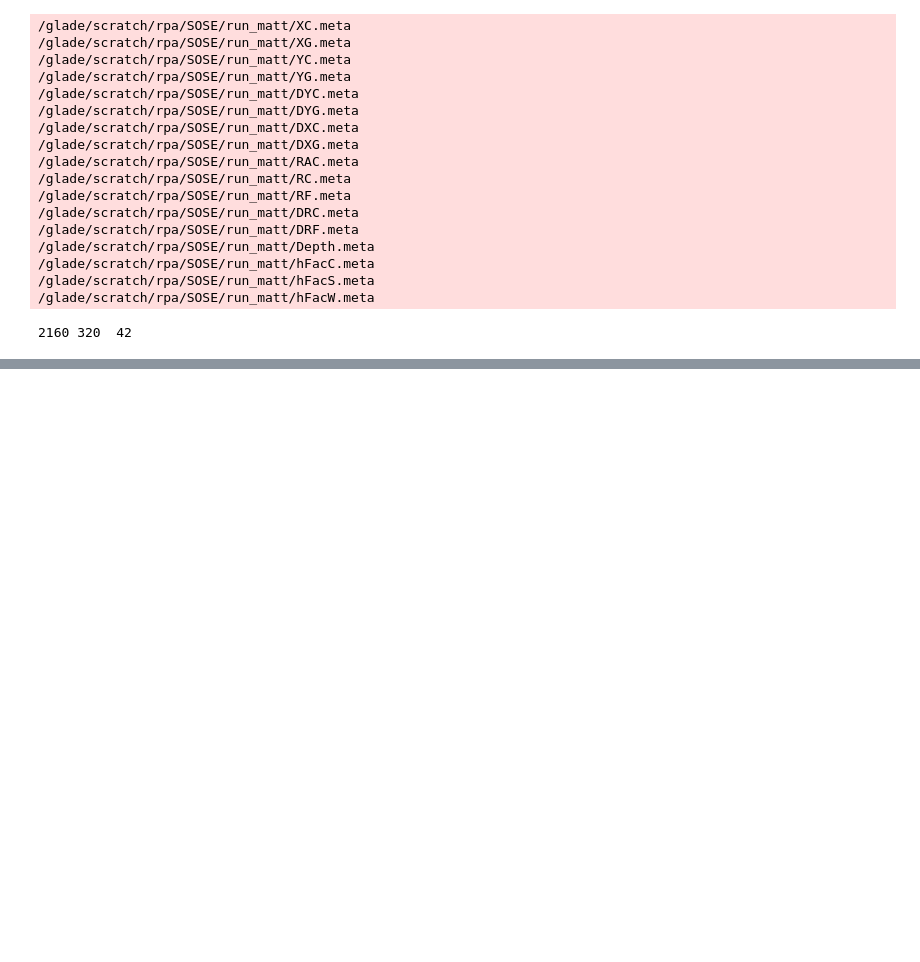
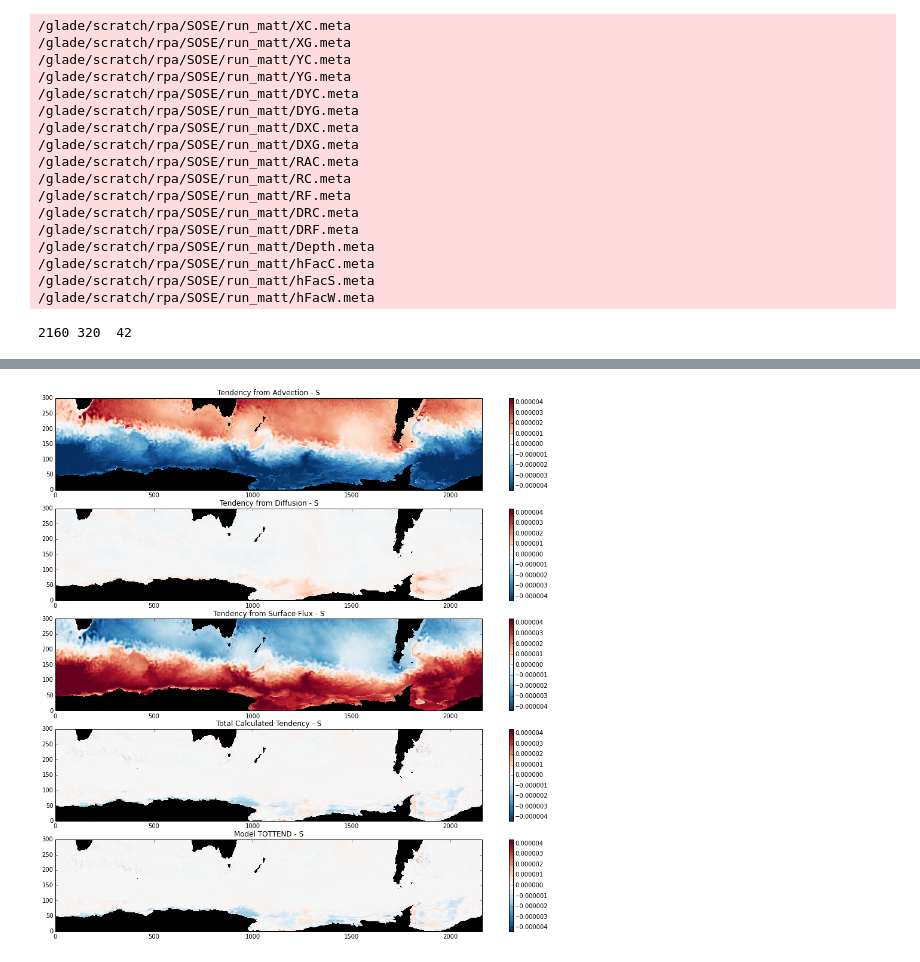
Before and after one commit to dhruvbalwada/watermass, a Jupyter notebook: SOSE_layers_analysis/heat_and_salt_budgets.ipynb, the cells around one changed output, grey strips where cells are left out. Saved outputs shown, nothing was run; the diff lists cells and outputs as text; code cells hidden in the pictures; blank space fills up the shorter version.

Commit message:
got budgets working

```diff
--- a/SOSE_layers_analysis/heat_and_salt_budgets.ipynb
+++ b/SOSE_layers_analysis/heat_and_salt_budgets.ipynb
@@ -10,7 +10,7 @@ plt.rcParams['image.origin'] = 'bottom'
 # %%
 # the controlled run
 ddir = '/glade/scratch/rpa/SOSE/run_matt'
-N = 1
+N = 2
 
 iter0 = 480
 diters= 480
@@ -105,0 +42,13 @@ warnings.warn('test')
+# %%
+reload(budgets)
+
+# both THETA and SALT budgets
+tracer_budgets = {
+     'T': budgets.TracerBudget(m,
+                'SO_Tbdg5', 'SO_Surf5d', trname='TH',
+                swflux_name='oceQsw',
+                iters=iters, avg_iters=True, usememmap=True),
+     'S': budgets.TracerBudget(m,
+                'SO_Sbdg5', 'SO_Surf5d', trname='SLT',
+                iters=iters, avg_iters=True, usememmap=True)
+}
@@ -105,0 +71,68 @@ warnings.warn('test')
+# %%
+for trname, b in tracer_budgets.iteritems():
+
+    #tot_vflux, adv_vflux, diff_vflux = b.net_vertical_flux()
+    #tot_mflux, adv_mflux, diff_mflux = b.net_meridional_flux()
+    tot_flux_conv, adv_flux_conv, diff_flux_conv, surf_flux_conv, sw_flux_conv = b.flux_convergence()
+
+    err = np.ma.masked_invalid(
+            np.sqrt((b.tottend - tot_flux_conv)**2 /
+             b.tottend**2 ))[...,:300,:]
+    log_err = np.ma.masked_invalid(np.log10(err))
+
+    r = 2*np.median(m.mask_field(adv_flux_conv**2)[0].compressed()**0.5)
+    if trname=='T':
+        r *= 3
+
+    true_surf_flux = surf_flux_conv.copy()
+    if sw_flux_conv is not None:
+        true_surf_flux += sw_flux_conv[0]
+
+    plt.figure(figsize=(16,16))
+    plt.subplot(511, axisbg='k')
+    plt.pcolormesh(m.mask_field(adv_flux_conv)[0], cmap='RdBu_r')
+    plt.title('Tendency from Advection - %s' % trname)
+    plt.xlim([0,m.Nx])
+    plt.ylim([0,300])
+    plt.clim([-r,r])
+    plt.colorbar()
+
+    plt.subplot(512, axisbg='k')
+    plt.pcolormesh(m.mask_field(diff_flux_conv)[0], cmap='RdBu_r')
+    plt.title('Tendency from Diffusion - %s' % trname)
+    plt.xlim([0,m.Nx])
+    plt.ylim([0,300])
+    plt.clim([-r,r])
+    plt.colorbar()
+
+    plt.subplot(513, axisbg='k')
+    plt.pcolormesh(np.ma.masked_array(true_surf_flux, m.mask[0]), cmap='RdBu_r')
+    plt.title('Tendency from Surface Flux - %s' % trname)
+    plt.xlim([0,m.Nx])
+    plt.ylim([0,300])
+    plt.clim([-r,r])
+    plt.colorbar()
+
+    plt.subplot(514, axisbg='k')
+    plt.pcolormesh(m.mask_field(tot_flux_conv)[0], cmap='RdBu_r')
+    plt.title('Total Calculated Tendency - %s' % trname)
+    plt.xlim([0,m.Nx])
+    plt.ylim([0,300])
+    plt.clim([-r,r])
+    plt.colorbar()
+
+    plt.subplot(515, axisbg='k')
+    plt.pcolormesh(m.mask_field(b.tottend)[0], cmap='RdBu_r')
+    plt.title('Model TOTTEND - %s' % trname)
+    plt.xlim([0,m.Nx])
+    plt.ylim([0,300])
+    plt.clim([-r,r])
+    plt.colorbar()
+
+    plt.figure()
+    plt.hist(log_err.compressed().ravel(), bins=100);
+    plt.hist(log_err[0].compressed().ravel(), bins=100, color='r');
+    plt.xlabel(r'log$_{10}$(rms error)')
+    plt.title(r'Error Histogram for %s ((TOTTEND - CACLULATED)$^2$ / TOTTEND$^2$)$^{1/2}$' % trname)
+# %% [output]
+[figure, added]
```
Also changed, not shown: parts of 9 cells of this notebook.
